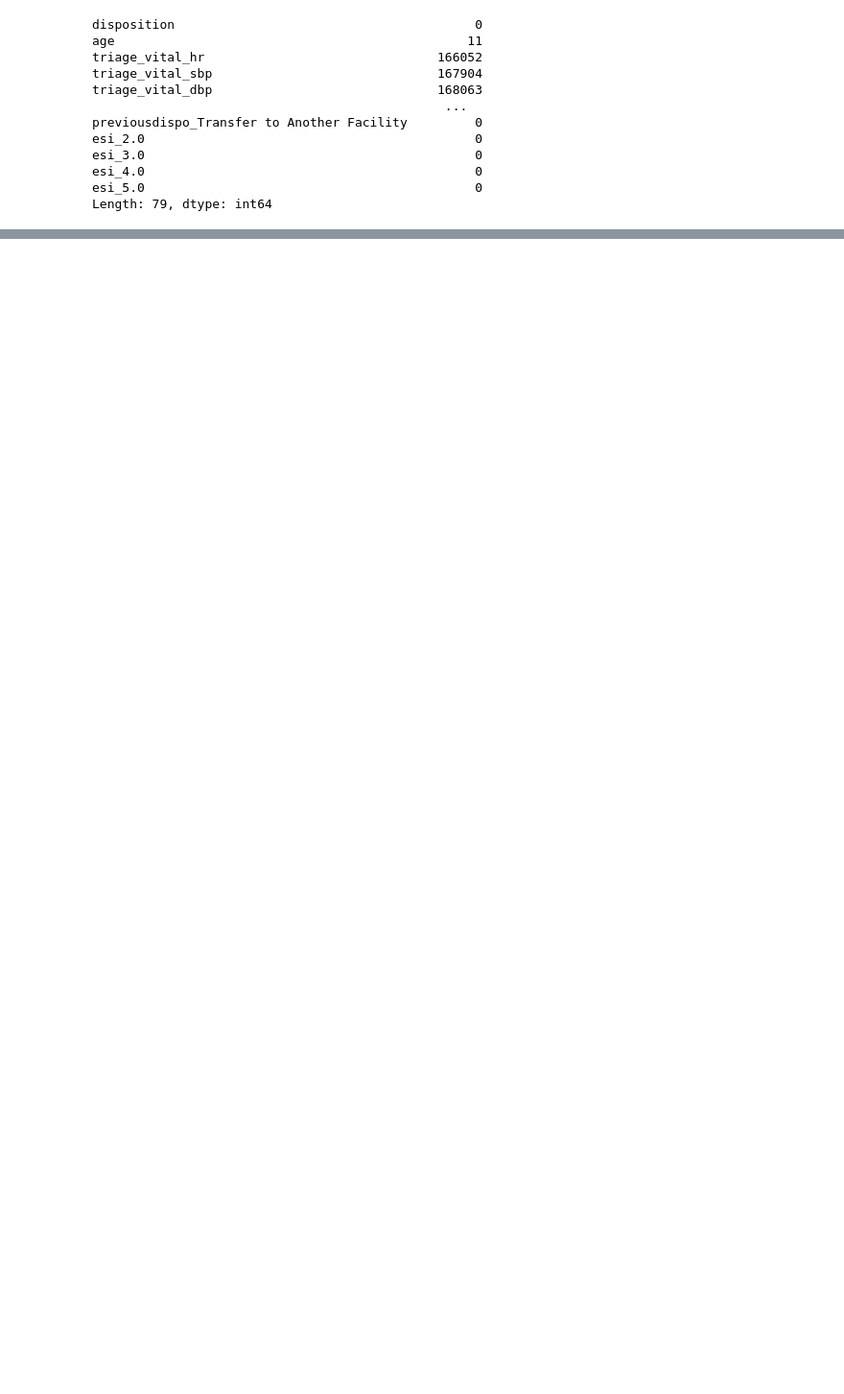
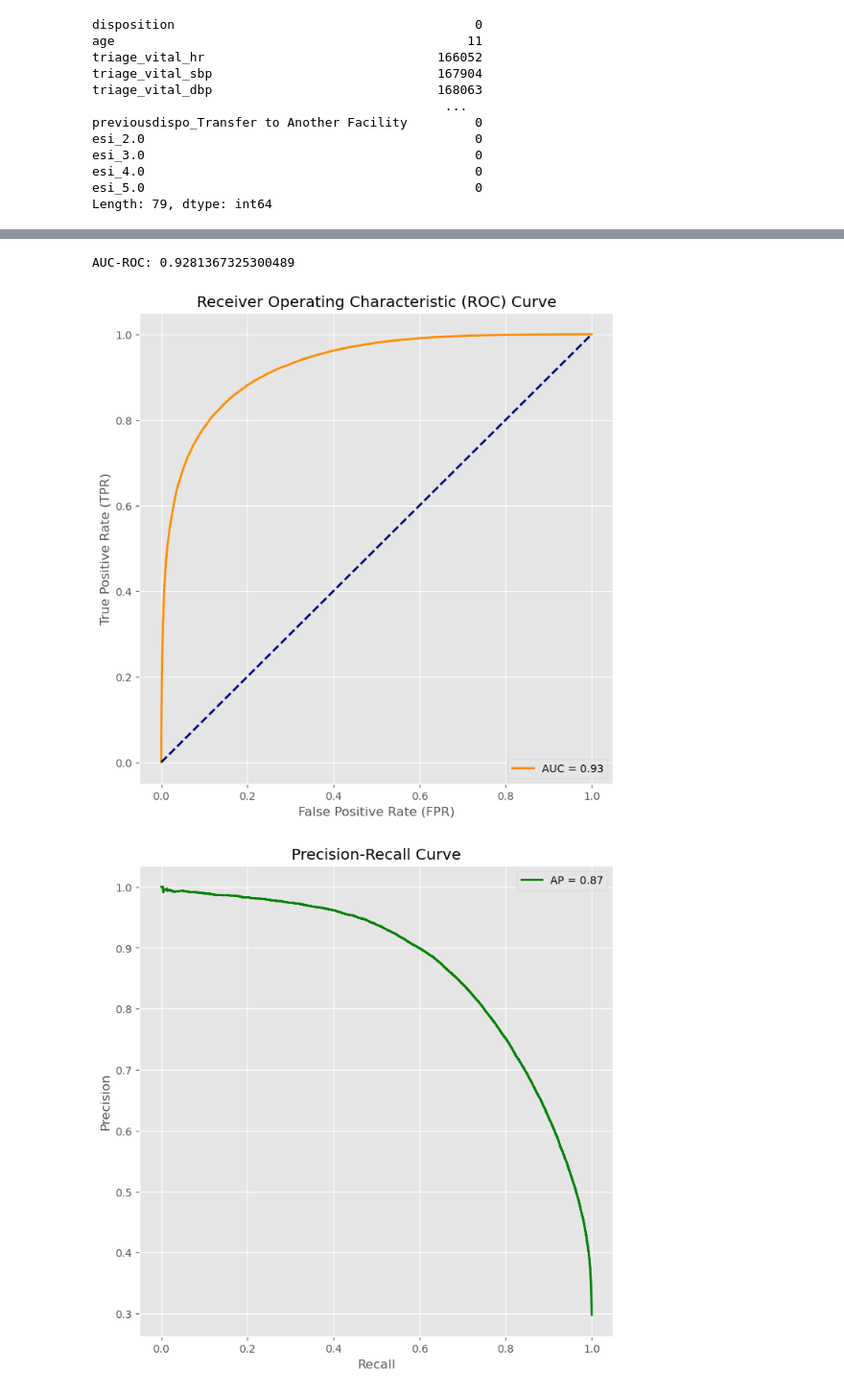
Before and after one commit to Mawbhe/Predicting-hospital-admission, a Jupyter notebook: main.ipynb, the cells around one changed output, grey strips where cells are left out. Shown at 96% size. Cells and saved outputs as stored; diff of their text form; code cells hidden in the pictures; blank space fills up the shorter version.

Commit message:
finished building models

```diff
--- a/main.ipynb
+++ b/main.ipynb
@@ -866,0 +943,8 @@ Validation Accuracy: 0.7731984513550643
+# %%
+categorical_columns = ['gender', 'ethnicity', 'race', 'lang', 'religion', 'maritalstatus', 'employstatus', 'insurance_status','dep_name', 'arrivalmode','previousdispo','esi']
+
+data_clean = pd.get_dummies(data, columns=categorical_columns, drop_first=True)
+data_clean.drop(columns = ['arrivalmonth', 'arrivalday', 'arrivalhour_bin'], inplace = True)
+data_clean['disposition'] = data_clean['disposition'].map({'Admit': 1, 'Discharge': 0})
+
+data_clean.head()
@@ -866,0 +961,6 @@ Validation Accuracy: 0.7731984513550643
+# %%
+X = data_clean.drop('disposition', axis=1)
+y = data_clean['disposition']
+X_train, X_test, y_train, y_test = train_test_split(X, y, test_size=0.3, random_state=42)
+model = XGBClassifier(random_state=42)
+model.fit(X_train, y_train)
@@ -866,0 +998,36 @@ Validation Accuracy: 0.7731984513550643
+# %%
+y_pred_proba = model.predict_proba(X_test)[:, 1]
+
+auc_roc = roc_auc_score(y_test, y_pred_proba)
+print(f"AUC-ROC: {auc_roc}")
+# %% [output]
+AUC-ROC: 0.9281367325300489
+# %%
+fpr, tpr, _ = roc_curve(y_test, y_pred_proba)
+roc_auc = auc(fpr, tpr)
+
+# Plot ROC curve
+plt.figure(figsize=(8, 8))
+plt.plot(fpr, tpr, color='darkorange', lw=2, label=f'AUC = {roc_auc:.2f}')
+plt.plot([0, 1], [0, 1], color='navy', lw=2, linestyle='--')
+plt.xlabel('False Positive Rate (FPR)')
+plt.ylabel('True Positive Rate (TPR)')
+plt.title('Receiver Operating Characteristic (ROC) Curve')
+plt.legend(loc='lower right')
+plt.show()
+
+# Calculate Precision-Recall curve
+precision, recall, _ = precision_recall_curve(y_test, y_pred_proba)
+average_precision = auc(recall, precision)
+
+# Plot Precision-Recall curve
+plt.figure(figsize=(8, 8))
+plt.plot(recall, precision, color='green', lw=2, label=f'AP = {average_precision:.2f}')
+plt.xlabel('Recall')
+plt.ylabel('Precision')
+plt.title('Precision-Recall Curve')
+plt.legend(loc='upper right')
+plt.show()
+# %% [output]
+[figure, added]
+[figure, added]
```
Also changed, not shown: parts of 46 cells of this notebook.
